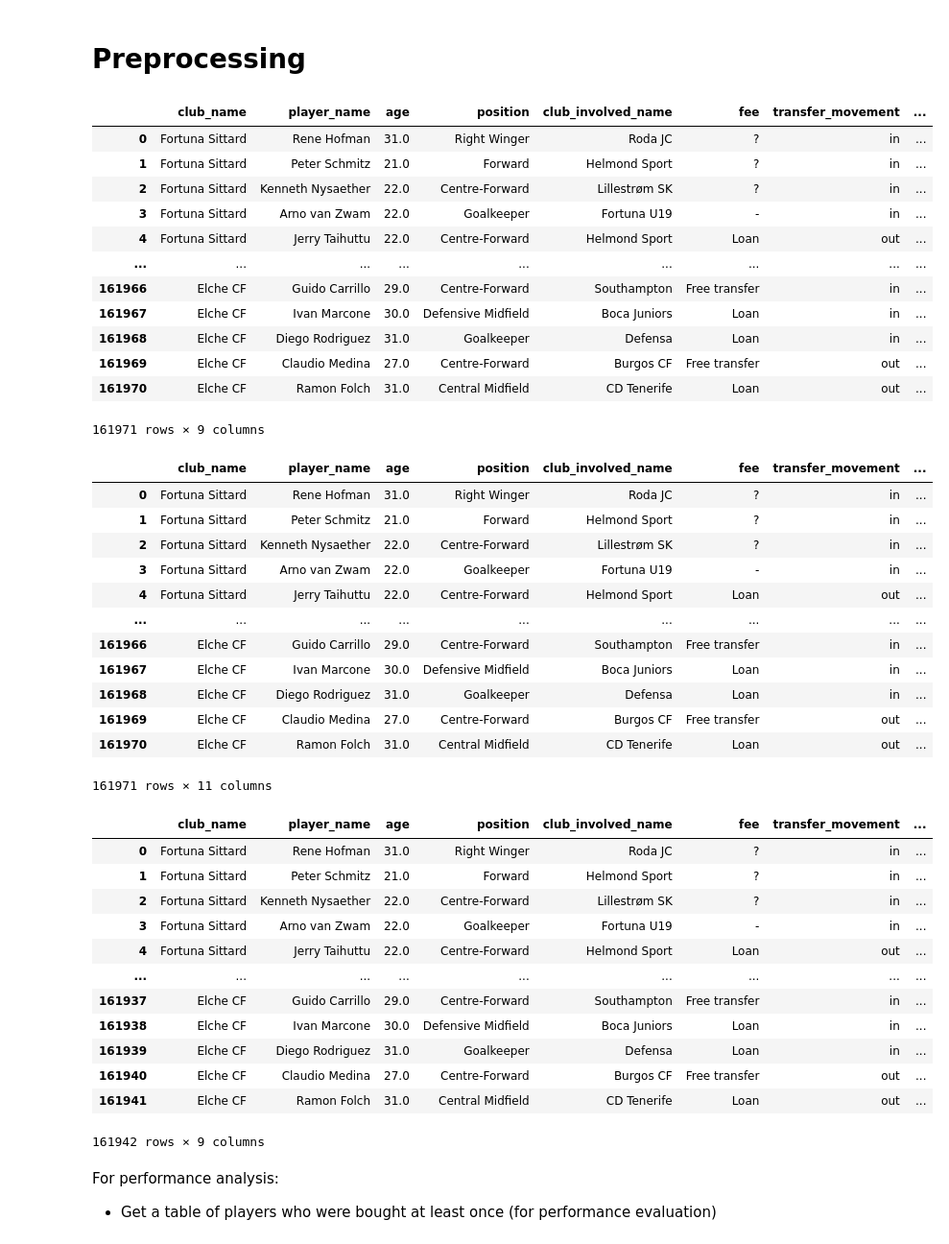
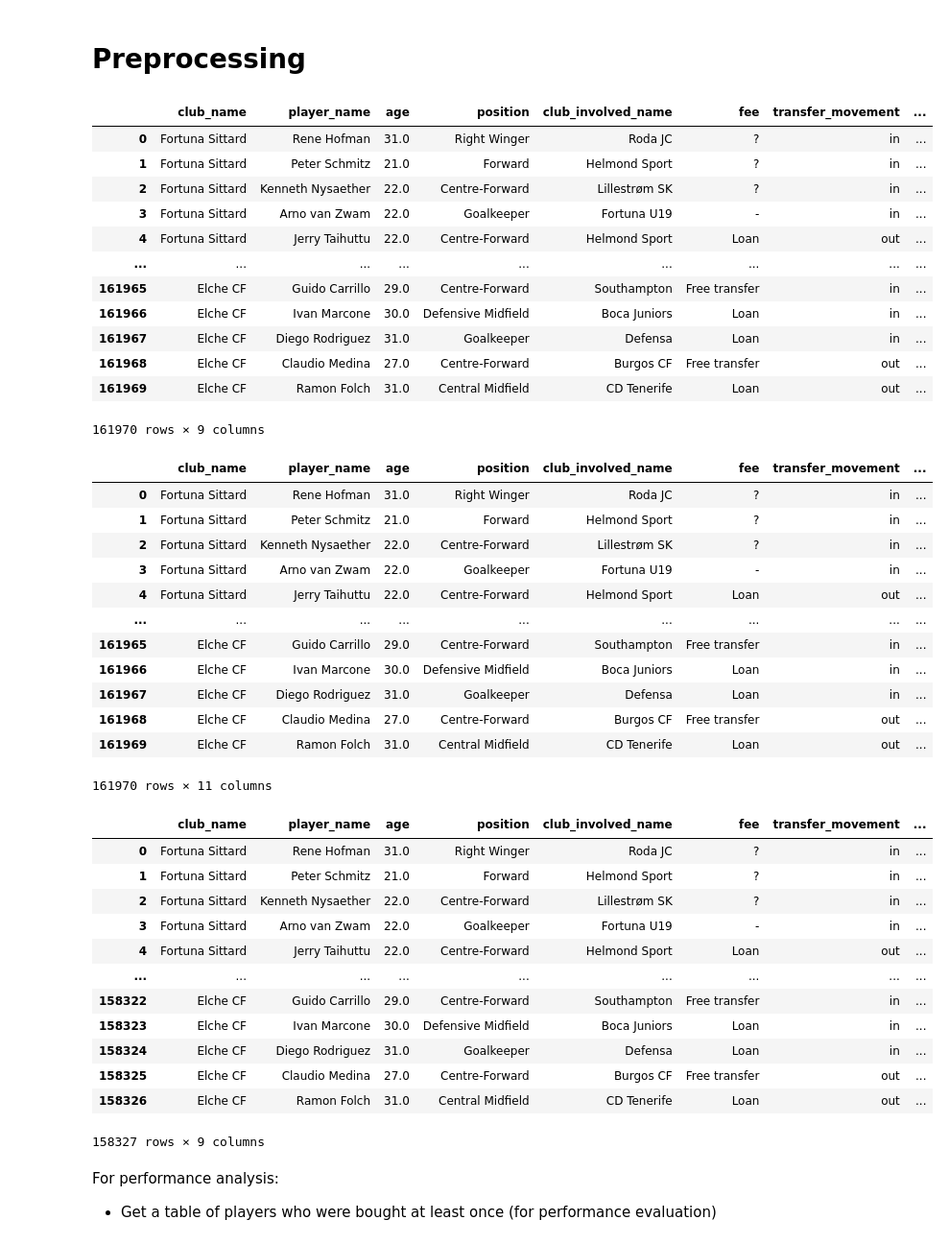
Before and after one commit to willit031794/net-analytics-ftp, a Jupyter notebook: scripts/data_preprocessing.ipynb, the cells around one changed output. Shown at 96% size. Saved outputs shown, nothing was run; the diff lists cells and outputs as text; code cells hidden in the pictures.

```diff
--- a/scripts/data_preprocessing.ipynb
+++ b/scripts/data_preprocessing.ipynb
@@ -104,8 +104,8 @@ def strip_accents(text):
 
 denorm_table['player_name'] = denorm_table['player_name'].apply(strip_accents)
 # %%
-# `club_involved_name` == 'Without Club', 'Retired', and 'Unknown' are observed and they should be removed
-to_remove = ['Without Club', 'Retired', 'Unknown']
+# `club_involved_name` == 'Without Club', 'Retired','Unknown', etc are observed and they should be removed
+to_remove = ['Without Club', 'Retired', 'Unknown', '---']
 denorm_table = denorm_table[~denorm_table['club_involved_name'].isin(to_remove)]
 # %%
 denorm_table.reset_index(drop = True, inplace = True)
@@ -118,12 +118,12 @@ denorm_table
 | 3 | Fortuna Sittard | Arno van Zwam | 22.0 | Goalkeeper | Fortuna U19 | - | in | ... |
 | 4 | Fortuna Sittard | Jerry Taihuttu | 22.0 | Centre-Forward | Helmond Sport | Loan | out | ... |
 | ... | ... | ... | ... | ... | ... | ... | ... | ... |
-| 161966 | Elche CF | Guido Carrillo | 29.0 | Centre-Forward | Southampton | Free transfer | in | ... |
-| 161967 | Elche CF | Ivan Marcone | 30.0 | Defensive Midfield | Boca Juniors | Loan | in | ... |
-| 161968 | Elche CF | Diego Rodriguez | 31.0 | Goalkeeper | Defensa | Loan | in | ... |
-| 161969 | Elche CF | Claudio Medina | 27.0 | Centre-Forward | Burgos CF | Free transfer | out | ... |
-| 161970 | Elche CF | Ramon Folch | 31.0 | Central Midfield | CD Tenerife | Loan | out | ... |
+| 161965 | Elche CF | Guido Carrillo | 29.0 | Centre-Forward | Southampton | Free transfer | in | ... |
+| 161966 | Elche CF | Ivan Marcone | 30.0 | Defensive Midfield | Boca Juniors | Loan | in | ... |
+| 161967 | Elche CF | Diego Rodriguez | 31.0 | Goalkeeper | Defensa | Loan | in | ... |
+| 161968 | Elche CF | Claudio Medina | 27.0 | Centre-Forward | Burgos CF | Free transfer | out | ... |
+| 161969 | Elche CF | Ramon Folch | 31.0 | Central Midfield | CD Tenerife | Loan | out | ... |
-161971 rows × 9 columns
+161970 rows × 9 columns
 # %%
 # add column `num_transfer` which represent the number of time a player moved
 denorm_table['count'] = 1
@@ -139,34 +139,34 @@ denorm_table
 | 3 | Fortuna Sittard | Arno van Zwam | 22.0 | Goalkeeper | Fortuna U19 | - | in | ... |
 | 4 | Fortuna Sittard | Jerry Taihuttu | 22.0 | Centre-Forward | Helmond Sport | Loan | out | ... |
 | ... | ... | ... | ... | ... | ... | ... | ... | ... |
-| 161966 | Elche CF | Guido Carrillo | 29.0 | Centre-Forward | Southampton | Free transfer | in | ... |
-| 161967 | Elche CF | Ivan Marcone | 30.0 | Defensive Midfield | Boca Juniors | Loan | in | ... |
-| 161968 | Elche CF | Diego Rodriguez | 31.0 | Goalkeeper | Defensa | Loan | in | ... |
-| 161969 | Elche CF | Claudio Medina | 27.0 | Centre-Forward | Burgos CF | Free transfer | out | ... |
-| 161970 | Elche CF | Ramon Folch | 31.0 | Central Midfield | CD Tenerife | Loan | out | ... |
+| 161965 | Elche CF | Guido Carrillo | 29.0 | Centre-Forward | Southampton | Free transfer | in | ... |
+| 161966 | Elche CF | Ivan Marcone | 30.0 | Defensive Midfield | Boca Juniors | Loan | in | ... |
+| 161967 | Elche CF | Diego Rodriguez | 31.0 | Goalkeeper | Defensa | Loan | in | ... |
+| 161968 | Elche CF | Claudio Medina | 27.0 | Centre-Forward | Burgos CF | Free transfer | out | ... |
+| 161969 | Elche CF | Ramon Folch | 31.0 | Central Midfield | CD Tenerife | Loan | out | ... |
-161971 rows × 11 columns
+161970 rows × 11 columns
 # %%
 # remove players who were transferred over 4 times a year (max_transfer > 8)
-target_players = denorm_table[denorm_table['max_transfer'] <= 8]['player_name'].unique()
+remove_players = denorm_table[denorm_table['max_transfer'] > 8]['player_name'].unique()
 
-denorm_table = denorm_table[denorm_table['player_name'].isin(target_players)]
+denorm_table = denorm_table[denorm_table['player_name'].isin(remove_players) == False]
 denorm_table.drop(columns = ['num_transfer', 'max_transfer'], inplace = True)
 denorm_table.reset_index(drop = True, inplace = True)
 denorm_table
 # %% [output]
 |  | club_name | player_name | age | position | club_involved_name | fee | transfer_movement | ... |
 | 0 | Fortuna Sittard | Rene Hofman | 31.0 | Right Winger | Roda JC | ? | in | ... |
 | 1 | Fortuna Sittard | Peter Schmitz | 21.0 | Forward | Helmond Sport | ? | in | ... |
 | 2 | Fortuna Sittard | Kenneth Nysaether | 22.0 | Centre-Forward | Lillestrøm SK | ? | in | ... |
 | 3 | Fortuna Sittard | Arno van Zwam | 22.0 | Goalkeeper | Fortuna U19 | - | in | ... |
 | 4 | Fortuna Sittard | Jerry Taihuttu | 22.0 | Centre-Forward | Helmond Sport | Loan | out | ... |
 | ... | ... | ... | ... | ... | ... | ... | ... | ... |
-| 161937 | Elche CF | Guido Carrillo | 29.0 | Centre-Forward | Southampton | Free transfer | in | ... |
-| 161938 | Elche CF | Ivan Marcone | 30.0 | Defensive Midfield | Boca Juniors | Loan | in | ... |
-| 161939 | Elche CF | Diego Rodriguez | 31.0 | Goalkeeper | Defensa | Loan | in | ... |
-| 161940 | Elche CF | Claudio Medina | 27.0 | Centre-Forward | Burgos CF | Free transfer | out | ... |
-| 161941 | Elche CF | Ramon Folch | 31.0 | Central Midfield | CD Tenerife | Loan | out | ... |
+| 158322 | Elche CF | Guido Carrillo | 29.0 | Centre-Forward | Southampton | Free transfer | in | ... |
+| 158323 | Elche CF | Ivan Marcone | 30.0 | Defensive Midfield | Boca Juniors | Loan | in | ... |
+| 158324 | Elche CF | Diego Rodriguez | 31.0 | Goalkeeper | Defensa | Loan | in | ... |
+| 158325 | Elche CF | Claudio Medina | 27.0 | Centre-Forward | Burgos CF | Free transfer | out | ... |
+| 158326 | Elche CF | Ramon Folch | 31.0 | Central Midfield | CD Tenerife | Loan | out | ... |
-161942 rows × 9 columns
+158327 rows × 9 columns
 # %%
 # save table to csv
 denorm_table.to_csv(os.path.join('..',cleaned_data_path, 'node_edge_data.csv'), index = False)
```
Also changed, not shown: parts of 4 cells of this notebook, 4 other files.
